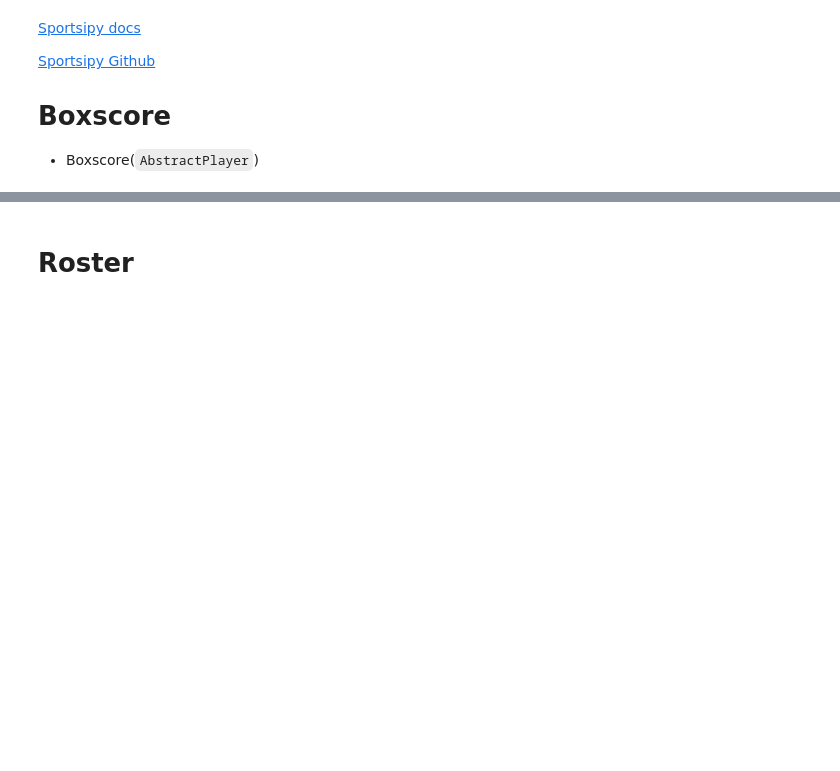
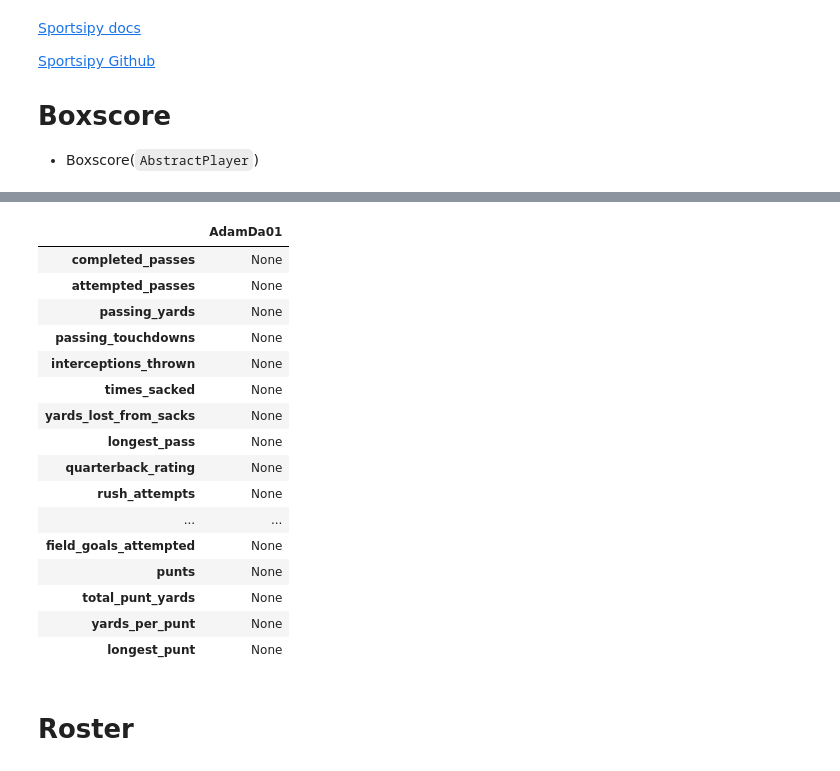
Before and after one commit to LTonstad/Predictive-Analytics-using-Sportsipy, a Jupyter notebook: sportsipy_try.ipynb, the cells around one changed output, grey strips where cells are left out. Drawn from its saved outputs; the diff is of its cells as text; code cells hidden in the pictures; blank space fills up the shorter version.

```diff
--- a/sportsipy_try.ipynb
+++ b/sportsipy_try.ipynb
@@ -15,6 +15,9 @@ from sportsipy.constants import (WIN,
                                  REGULAR_SEASON,
                                  CONFERENCE_TOURNAMENT)
 
+import pandas as pd
+pd.set_option('display.max_columns', None)
+
 year = '2020'
 team = 'GNB'
 player_id = 'AdamDa01'
@@ -138,3 +175,3 @@ boxscore.dataframe
 # %%
-boxscoreplayer = BoxscorePlayer(player_id=player_id, player_name=player, player_data=player_data)
-boxscoreplayer
+boxscoreplayer = BoxscorePlayer(player_id=player_id, player_name=player_name, player_data=player_data)
+df_boxscoreplayer = boxscoreplayer.dataframe
@@ -149,3 +178,23 @@ boxscoreplayer.dataframe
+# %%
+df_boxscoreplayer.T
+# %% [output]
+|  | AdamDa01 |
+| completed_passes | None |
+| attempted_passes | None |
+| passing_yards | None |
+| passing_touchdowns | None |
+| interceptions_thrown | None |
+| times_sacked | None |
+| yards_lost_from_sacks | None |
+| longest_pass | None |
+| quarterback_rating | None |
+| rush_attempts | None |
+| ... | ... |
+| field_goals_attempted | None |
+| punts | None |
+| total_punt_yards | None |
+| yards_per_punt | None |
+| longest_punt | None |
 # %% [markdown]
 # Roster
 # %%
```
Also changed, not shown: parts of 15 cells of this notebook, 1 other file.
